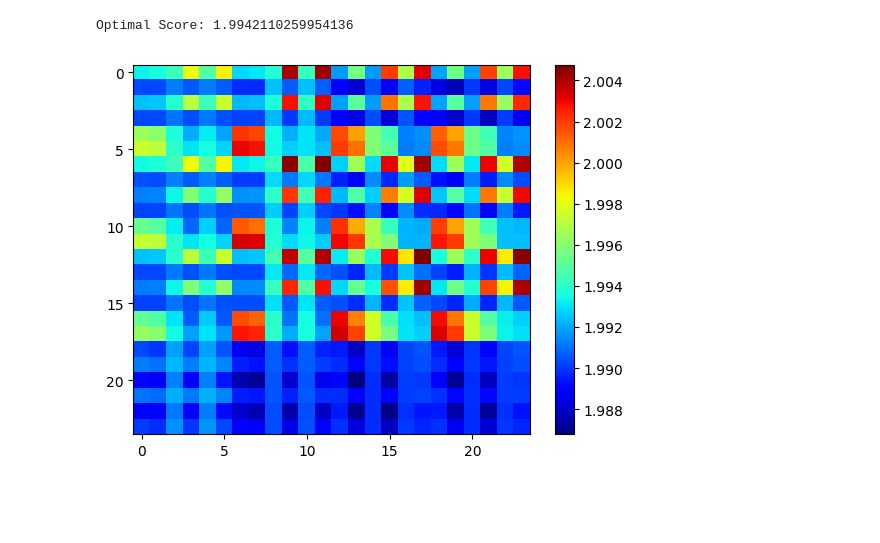
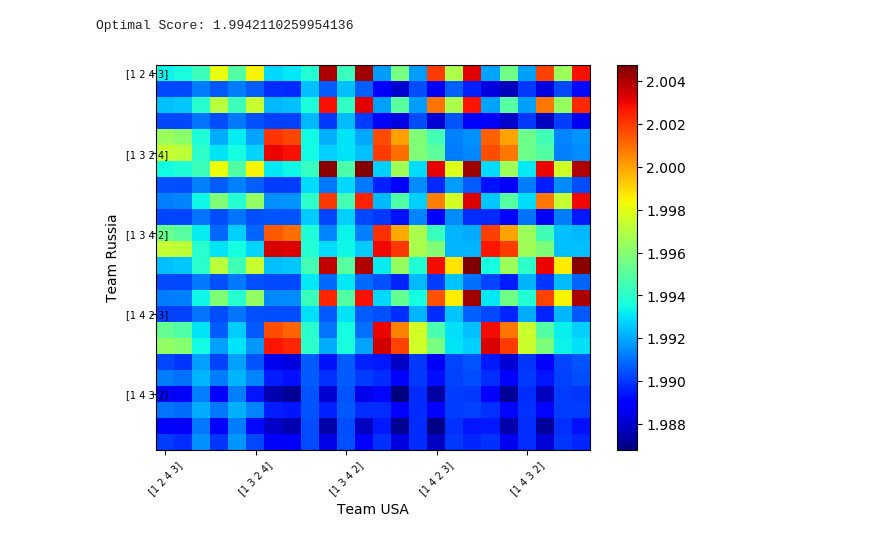
Before and after one commit to tuanqdinh/GameStrategyOptimization, a Jupyter notebook: project_report_template.ipynb, the cells around one changed output. Cells and saved outputs as stored; diff of their text form; code cells hidden in the pictures; blank space fills up the shorter version.

Commit message:
heatmap

```diff
--- a/project_report_template.ipynb
+++ b/project_report_template.ipynb
@@ -986,14 +992,10 @@ end;
 # %%
-home_combinations = get_combinations(team_home, N_PLAYERS)
-visitor_combinations = get_combinations(team_visitor, N_PLAYERS)
+# home_combinations = get_combinations(team_home, N_PLAYERS)
+# visitor_combinations = get_combinations(team_visitor, N_PLAYERS)
 
 list_home = get_permutations(team_USA[1:N_PLAYERS])
-list_visitor = get_permutations(team_Russia[1:N_PLAYERS])
+list_visitor = get_permutations(team_Russia[1:N_PLAYERS], N_PLAYERS)
 
-println(length(list_home))
-println(length(list_visitor))
 ## Map to ELO
-scores_matrix = get_score_matrix(list_home, list_visitor,
-    player_elo, get_match_score2);
-
-#plot(scores_matrix);
+scores_matrix = get_score_matrix(list_home, list_visitor, get_match_score2,
+    player_elo);
@@ -1008,11 +1007,35 @@ Optimal Score: 1.9942110259954138
 popt = get_MSNE_dual_by_enumeration(scores_matrix);
 # %% [output]
 Optimal Score: 1.9942110259954136
-# %%
-clf()
-imshow(scores_matrix, cmap="jet", aspect="auto",
-          interpolation="nearest")
-colorbar()
-show()
-# %% [output]
-[figure, removed]
+# %%
+idxU = Dict()
+for (i, k) in enumerate(team_USA)
+    idxU[k] = i
+end
+xlabels = []
+for l in list_home
+    push!(xlabels, [idxU[name] for name in l])
+end
+
+idxR = Dict()
+for (i, k) in enumerate(team_Russia)
+    idxR[k] = i
+end
+ylabels = []
+for l in list_visitor
+    push!(ylabels, [idxR[name] for name in l])
+end
+# %%
+clf()
+fig, ax = subplots(figsize=(7, 5))
+imshow(scores_matrix, cmap="jet", aspect="auto", interpolation="nearest")
+# pcolormesh(scores_matrix, cmap="jet")
+colorbar()
+plt[:xlabel]("Team USA")
+plt[:ylabel]("Team Russia")
+ax[:set_xticklabels](xlabels, rotation=45, ha="center", fontsize=7)
+ax[:set_yticklabels](ylabels, ha="center", minor=false, fontsize=7)
+# plt[:xticks](xlabels, rotation = 90)
+;
+# %% [output]
+[figure, added]
```
Also changed, not shown: parts of 5 cells of this notebook.
